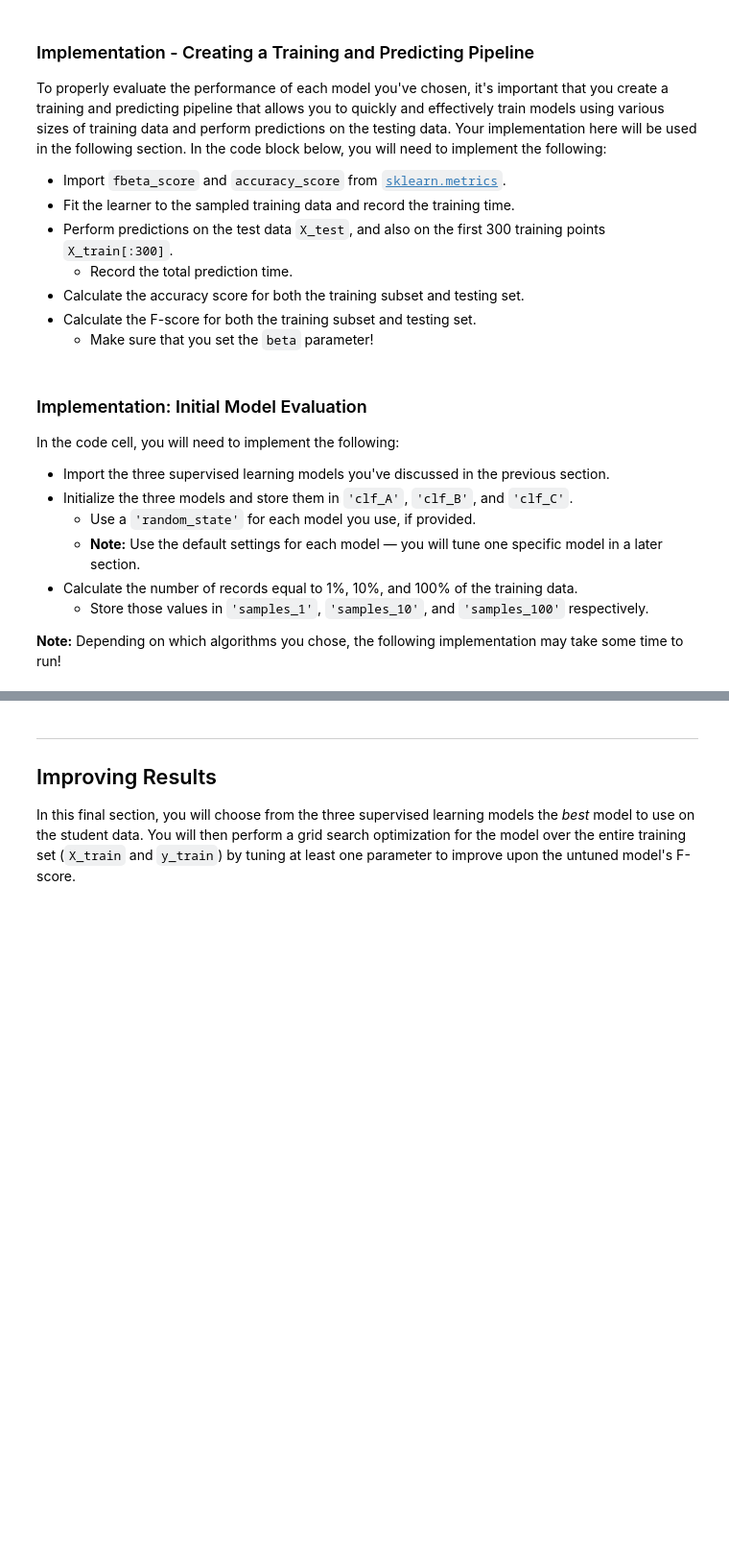
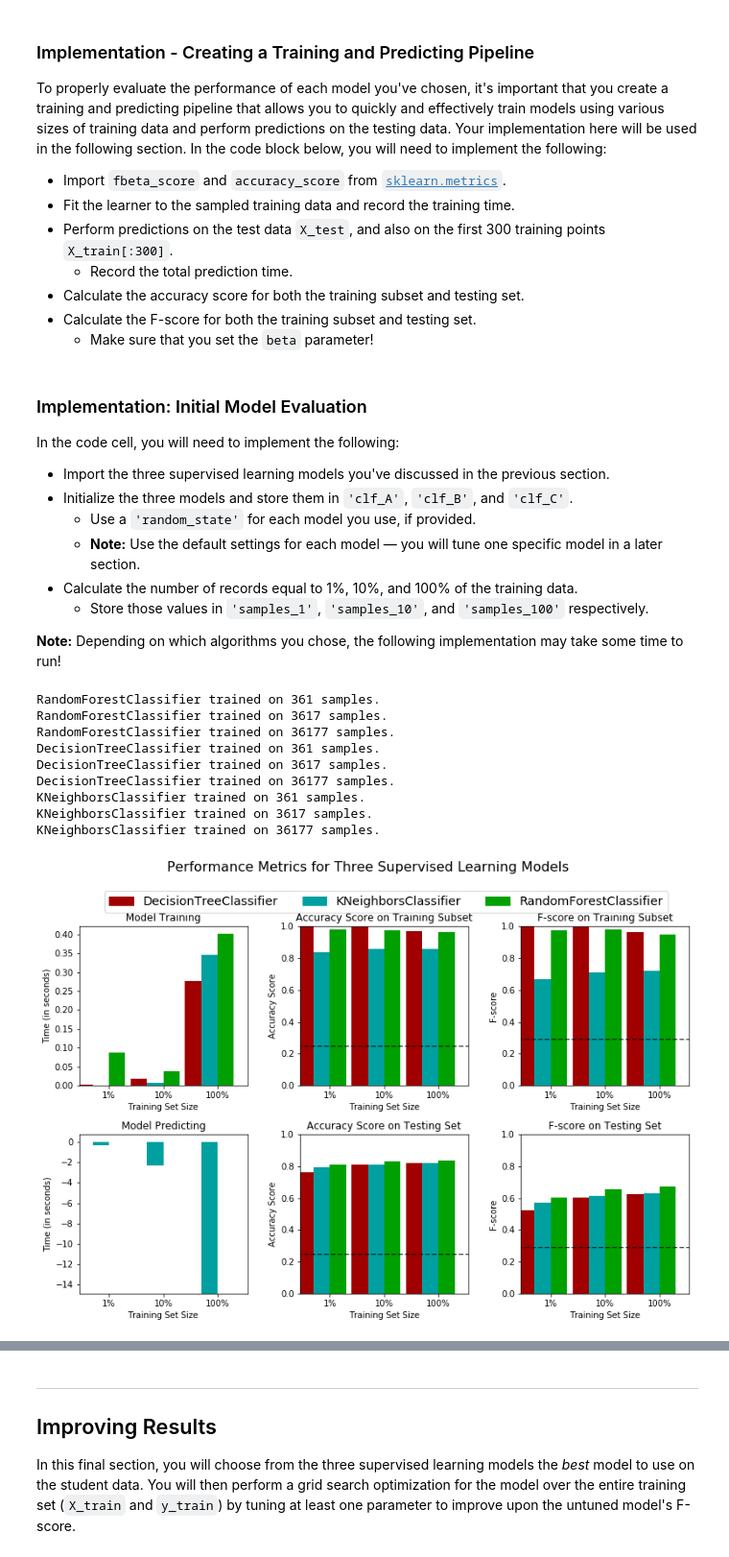
Before and after one commit to anandsaha/udacity-ml-nanodegree, a Jupyter notebook: projects/finding_donors/finding_donors.ipynb, the cells around one changed output, grey strips where cells are left out. Shown at 96% size. Cells and saved outputs as stored; diff of their text form; code cells hidden in the pictures; blank space fills up the shorter version.

```diff
--- a/projects/finding_donors/finding_donors.ipynb
+++ b/projects/finding_donors/finding_donors.ipynb
@@ -207,6 +320,7 @@ In the code block below, you will need to implement the following:
    - Make sure that you set the `beta` parameter!
 # %%
 # TODO: Import two metrics from sklearn - fbeta_score and accuracy_score
+from sklearn.metrics import accuracy_score, fbeta_score
 
 def train_predict(learner, sample_size, X_train, y_train, X_test, y_test):
     '''
@@ -223,33 +337,33 @@ def train_predict(learner, sample_size, X_train, y_train, X_test, y_test):
 
     # TODO: Fit the learner to the training data using slicing with 'sample_size'
     start = time() # Get start time
-    learner = None
+    learner.fit(X_train.iloc[0:sample_size, :].values, y_train.iloc[0:sample_size, :].values)
     end = time() # Get end time
 
     # TODO: Calculate the training time
-    results['train_time'] = None
+    results['train_time'] = end - start
 
     # TODO: Get the predictions on the test set,
     #       then get predictions on the first 300 training samples
     start = time() # Get start time
-    predictions_test = None
-    predictions_train = None
+    predictions_test = learner.predict(X_test)
+    predictions_train = learner.predict(X_train.iloc[0:300, :].values)
     end = time() # Get end time
 
     # TODO: Calculate the total prediction time
-    results['pred_time'] = None
+    results['pred_time'] = start - end
 
     # TODO: Compute accuracy on the first 300 training samples
-    results['acc_train'] = None
+    results['acc_train'] = accuracy_score(y_train.iloc[0:300, :].values, predictions_train)
 
     # TODO: Compute accuracy on test set
-    results['acc_test'] = None
+    results['acc_test'] = accuracy_score(y_test, predictions_test)
 
     # TODO: Compute F-score on the the first 300 training samples
-    results['f_train'] = None
+    results['f_train'] = fbeta_score(y_train.iloc[0:300, :].values, predictions_train, beta=0.5)
 
     # TODO: Compute F-score on the test set
-    results['f_test'] = None
+    results['f_test'] = fbeta_score(y_test, predictions_test, beta=0.5)
 
     # Success
     print "{} trained on {} samples.".format(learner.__class__.__name__, sample_size)
@@ -269,25 +383,48 @@ In the code cell, you will need to implement the following:
 **Note:** Depending on which algorithms you chose, the following implementation may take some time to run!
 # %%
 # TODO: Import the three supervised learning models from sklearn
+import warnings
+warnings.filterwarnings("ignore")
+import pprint
+
+from sklearn.tree import DecisionTreeClassifier
+from sklearn.naive_bayes import GaussianNB
+from sklearn.neighbors import KNeighborsClassifier
+from sklearn.linear_model import LogisticRegression
+from sklearn.svm import LinearSVC
+from sklearn.linear_model import SGDClassifier
+from sklearn.ensemble import RandomForestClassifier
 
 # TODO: Initialize the three models
-clf_A = None
-clf_B = None
-clf_C = None
+clf_A = RandomForestClassifier()
+clf_B = DecisionTreeClassifier()
+clf_C = KNeighborsClassifier()
 
 # TODO: Calculate the number of samples for 1%, 10%, and 100% of the training data
-samples_1 = None
-samples_10 = None
-samples_100 = None
+samples_1 = len(X_train) * 1 / 100
+samples_10 = len(X_train) * 10 / 100
+samples_100 = len(X_train)
 
 # Collect results on the learners
 results = {}
 for clf in [clf_A, clf_B, clf_C]:
     clf_name = clf.__class__.__name__
     results[clf_name] = {}
     for i, samples in enumerate([samples_1, samples_10, samples_100]):
         results[clf_name][i] = \
         train_predict(clf, samples, X_train, y_train, X_test, y_test)
 
+#pprint.pprint (results)
 # Run metrics visualization for the three supervised learning models chosen
 vs.evaluate(results, accuracy, fscore)
+# %% [output]
+RandomForestClassifier trained on 361 samples.
+RandomForestClassifier trained on 3617 samples.
+RandomForestClassifier trained on 36177 samples.
+DecisionTreeClassifier trained on 361 samples.
+DecisionTreeClassifier trained on 3617 samples.
+DecisionTreeClassifier trained on 36177 samples.
+KNeighborsClassifier trained on 361 samples.
+KNeighborsClassifier trained on 3617 samples.
+KNeighborsClassifier trained on 36177 samples.
+[figure, added]
```
Also changed, not shown: parts of 16 cells of this notebook, 5 other files.
